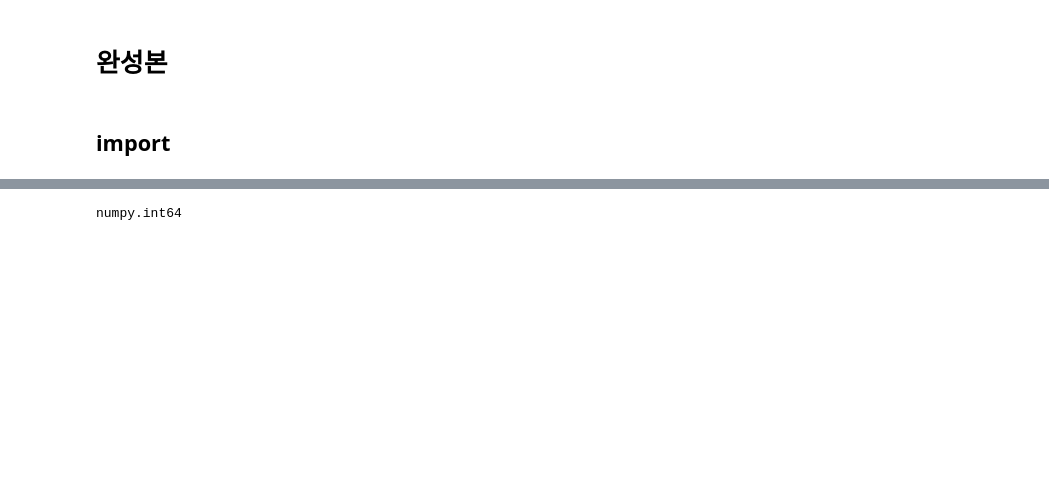
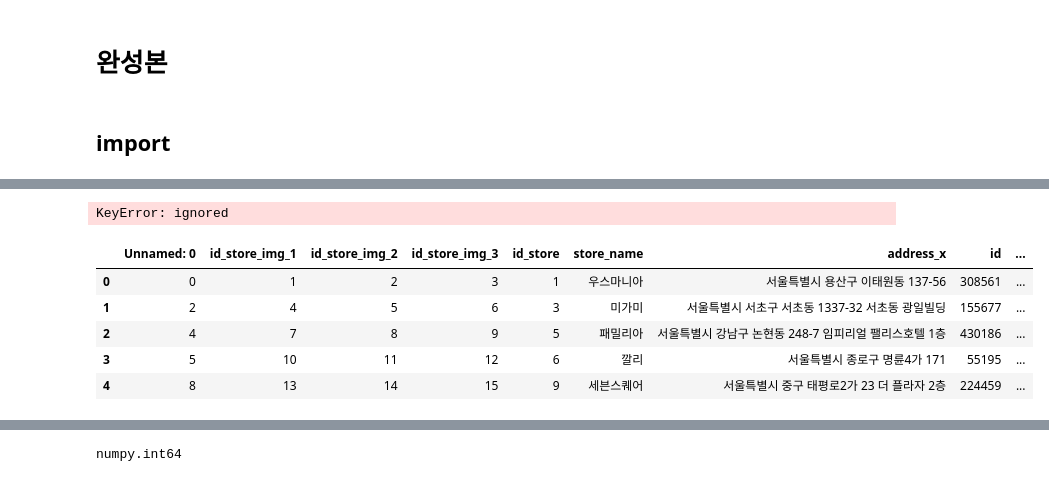
Before and after one commit to laugh4mile/HalalTimes, a Jupyter notebook: recommendation/recommendation_SVD_UserClustering_주정훈.ipynb, the cells around one changed output, grey strips where cells are left out. Saved outputs shown, nothing was run; the diff lists cells and outputs as text; code cells hidden in the pictures; blank space fills up the shorter version.

```diff
--- a/recommendation/recommendation_SVD_UserClustering_주정훈.ipynb
+++ b/recommendation/recommendation_SVD_UserClustering_주정훈.ipynb
@@ -1555,0 +1589,16 @@ memory usage: 222.5 KB
+# %%
+len(category_table)
+for i in range(len(category_table)):
+  raw_store_table["category"].replace(category_table.loc[i]['category'], category_table.loc[i]['to_replace'], inplace=True)
+  copied_df["category"].replace(category_table.loc[i]['category'], category_table.loc[i]['to_replace'], inplace=True)
+# %% [output]
+KeyError: ignored
+# %%
+CSV_MUSLIM
+# %% [output]
+|  | Unnamed: 0 | id_store_img_1 | id_store_img_2 | id_store_img_3 | id_store | store_name | address_x | id | ... |
+| 0 | 0 | 1 | 2 | 3 | 1 | 우스마니아 | 서울특별시 용산구 이태원동 137-56 | 308561 | ... |
+| 1 | 2 | 4 | 5 | 6 | 3 | 미가미 | 서울특별시 서초구 서초동 1337-32 서초동 광일빌딩 | 155677 | ... |
+| 2 | 4 | 7 | 8 | 9 | 5 | 패밀리아 | 서울특별시 강남구 논현동 248-7 임피리얼 팰리스호텔 1층 | 430186 | ... |
+| 3 | 5 | 10 | 11 | 12 | 6 | 깔리 | 서울특별시 종로구 명륜4가 171 | 55195 | ... |
+| 4 | 8 | 13 | 14 | 15 | 9 | 세븐스퀘어 | 서울특별시 중구 태평로2가 23 더 플라자 2층 | 224459 | ... |
```
Also changed, not shown: parts of 10 cells of this notebook.
